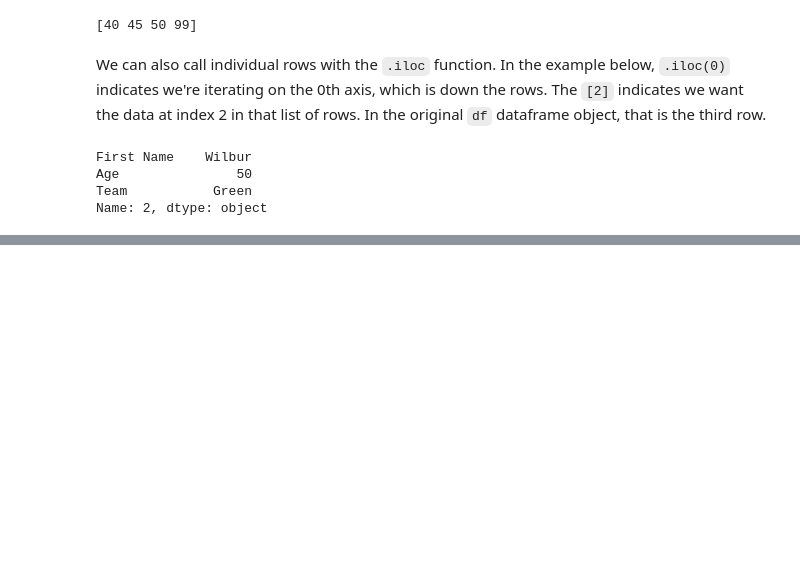
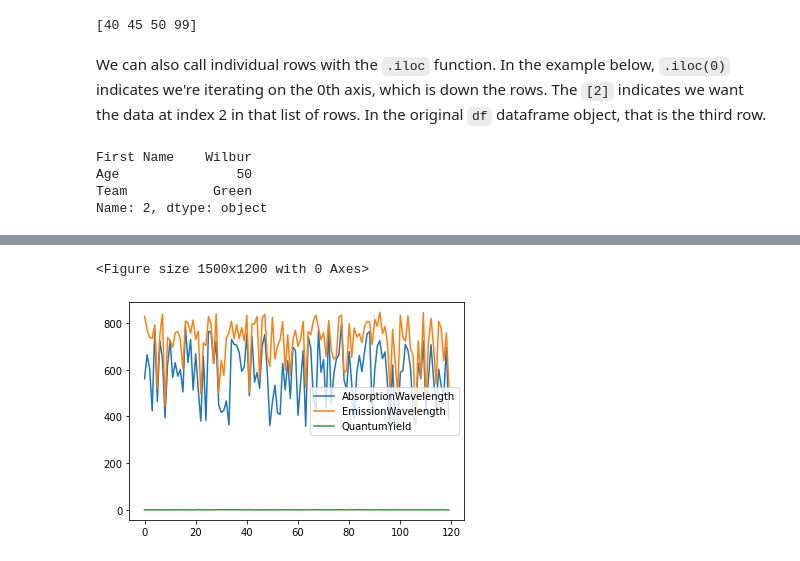
Before and after one commit to markahix/CodingSummerSchool, a Jupyter notebook: Python/02_Basics/Python_Library_Pandas.ipynb, the cells around one changed output, grey strips where cells are left out. Cells and saved outputs as stored; diff of their text form; code cells hidden in the pictures; blank space fills up the shorter version.

```diff
--- a/Python/02_Basics/Python_Library_Pandas.ipynb
+++ b/Python/02_Basics/Python_Library_Pandas.ipynb
@@ -88,0 +104,8 @@ Name: 2, dtype: object
+# %%
+## A list of all the columns we want in our dataframe, corresponding to values we want to keep track of for each system.
+df_columns = ["Sugar","Base","ConnectionPoint","FluorescentTag","AbsorptionWavelength","EmissionWavelength","QuantumYield"]
+
+## Initialize the dataframe without data, just column names
+nucleotides = pd.DataFrame(columns=df_columns)
+
+display(nucleotides)
@@ -88,0 +116,7 @@ Name: 2, dtype: object
+# %%
+def add_molecule(df,**kwargs):
+    new_molecule = {}
+    for key,val in kwargs.items():
+        new_molecule[key] = val
+    df = df.append(new_molecule,ignore_index=True)
+    return df
@@ -88,0 +157,12 @@ Name: 2, dtype: object
+# %%
+import numpy as np
+base_list=["A_C2","A_C8","C_C5","C_C6","G_C2","G_C8","G_N7","U_C6","U_C5","T_C6"]
+sugar_list=["Ribose","Deoxyribose"]
+tag_list = ["Perylene","Benzopyrene","Furan","Naphthalene","Beta Carotene","Imidazole"]
+nucleotides = pd.DataFrame(columns=df_columns)
+for base in base_list:
+    for sugar in sugar_list:
+        for tag in tag_list:
+            abs_wl = np.random.randint(355,800)
+            emi_wl = np.random.randint(abs_wl,850)
+            nucleotides = add_molecule(nucleotides,Sugar=sugar,Base=base.split("_")[0],ConnectionPoint=base.split("_")[1],FluorescentTag=tag,AbsorptionWavelength=abs_wl,EmissionWavelength=emi_wl,QuantumYield=round(np.random.rand(),2))
@@ -88,0 +211,7 @@ Name: 2, dtype: object
+# %%
+import matplotlib.pyplot as plt
+fig = plt.figure(figsize=[5,4],dpi=300)
+ax = nucleotides.plot()
+# %% [output]
+<Figure size 1500x1200 with 0 Axes>
+[figure, added]
```
Also changed, not shown: parts of 15 cells of this notebook, 1 other file.
